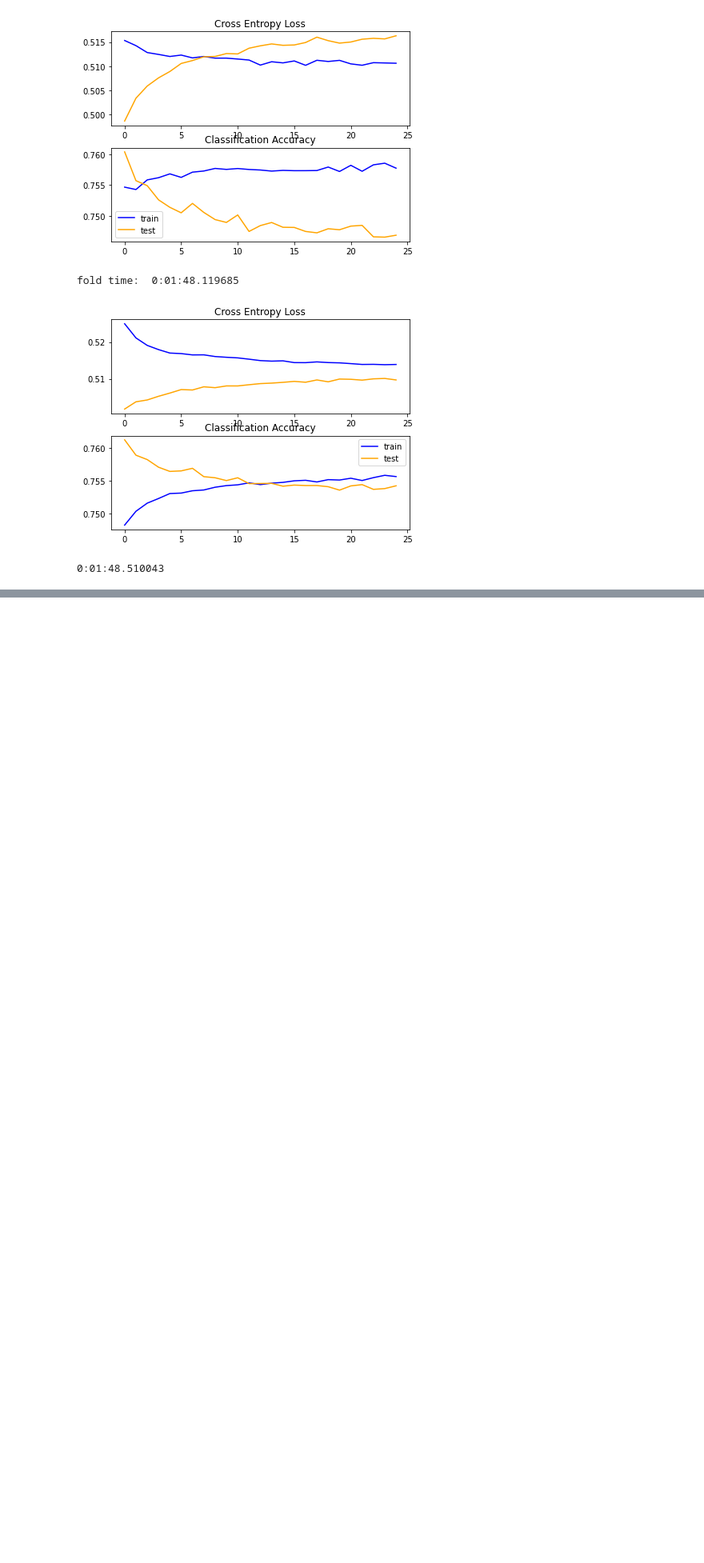
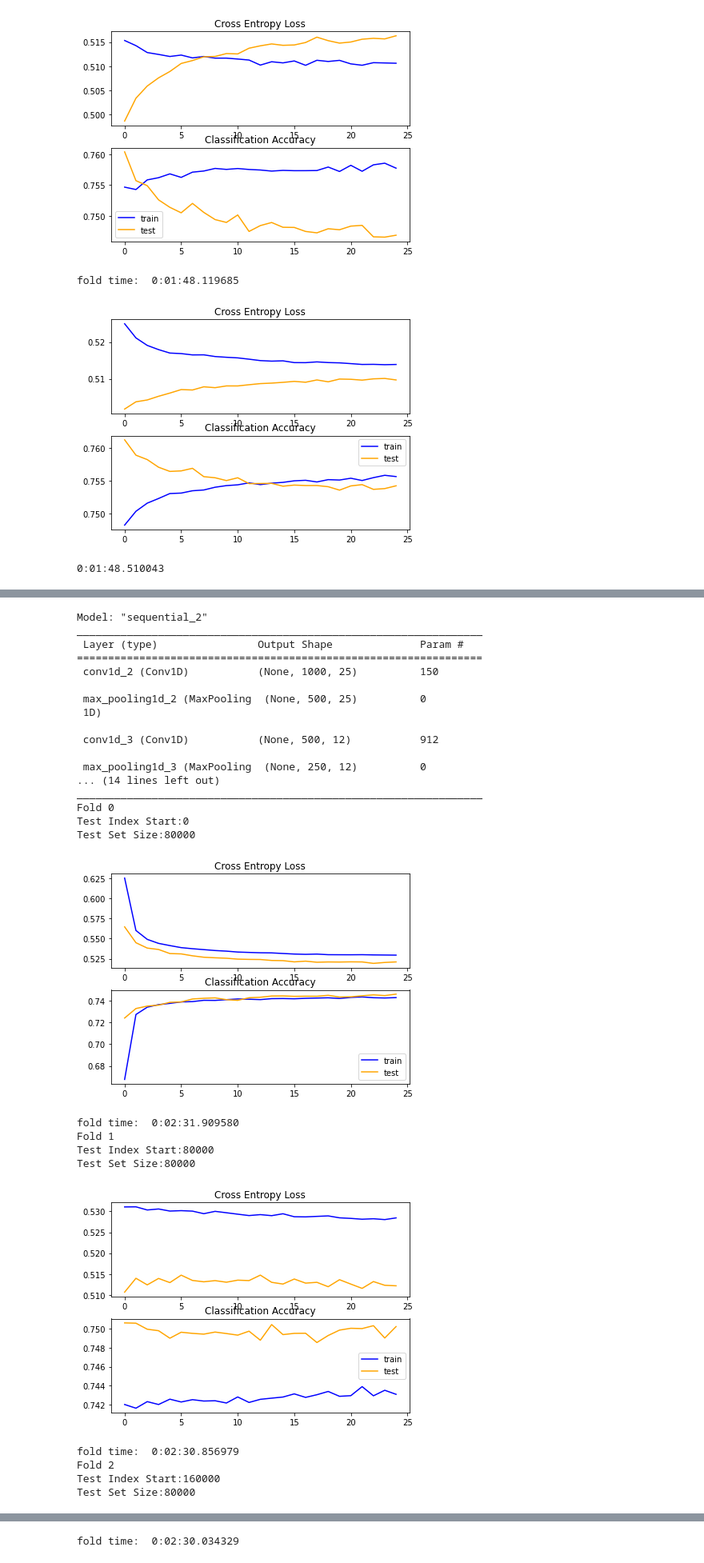
Before and after one commit to NJindia/Tweet_Sentimentality_Classification, a Jupyter notebook: Feature Generation.ipynb, the cells around one changed output, grey strips where cells are left out. Shown at 80% size. Cells and saved outputs as stored; diff of their text form; code cells hidden in the pictures; blank space fills up the shorter version.

```diff
--- a/Feature Generation.ipynb
+++ b/Feature Generation.ipynb
@@ -1815,0 +1923,59 @@ model.summary()
+# %%
+# Create model
+model = tf.keras.models.Sequential([
+    tf.keras.layers.Conv1D(25, 5, padding="same", activation="relu", input_shape=(1000, 1)),
+    tf.keras.layers.MaxPooling1D(),
+    tf.keras.layers.Conv1D(12, 3, padding="same", activation="relu"),
+    tf.keras.layers.MaxPooling1D(),
+    tf.keras.layers.Flatten(),
+    tf.keras.layers.Dense(16, activation="relu", kernel_regularizer=tf.keras.regularizers.L2(0.001)),
+    tf.keras.layers.Dropout(0.5),
+    tf.keras.layers.Dense(1, activation='sigmoid'),
+
+])
+
+from tensorflow.keras.optimizers import Adam, SGD, RMSprop
+opt = Adam(learning_rate=0.0001)
+
+# Compile model
+model.compile(
+     loss='binary_crossentropy',
+     optimizer=opt,
+     metrics=['accuracy']
+)
+model.summary()
+
+t = tf.keras.preprocessing.text.Tokenizer(num_words = 1000)
+t.fit_on_texts(processed_df['word_tokens_no_stop_stemmed'].apply(' '.join))
+X = t.texts_to_matrix(processed_df['word_tokens_no_stop_stemmed'].apply(' '.join), mode="count")
+neg_tweets_lemm = np.array([X[i] for i in range(len(y)) if y[i]==0])
+pos_tweets_lemm = np.array([X[i] for i in range(len(y)) if y[i]==1])
+kfold(model, neg_tweets_lemm[:400000], pos_tweets_lemm[:400000], 256)
+# %% [output]
+Model: "sequential_2"
+_________________________________________________________________
+ Layer (type)                Output Shape              Param #
+=================================================================
+ conv1d_2 (Conv1D)           (None, 1000, 25)          150
+
+ max_pooling1d_2 (MaxPooling  (None, 500, 25)          0
+ 1D)
+
+ conv1d_3 (Conv1D)           (None, 500, 12)           912
+
+ max_pooling1d_3 (MaxPooling  (None, 250, 12)          0
+... (14 lines left out)
+_________________________________________________________________
+Fold 0
+Test Index Start:0
+Test Set Size:80000
+[figure, added]
+fold time:  0:02:31.909580
+Fold 1
+Test Index Start:80000
+Test Set Size:80000
+[figure, added]
+fold time:  0:02:30.856979
+Fold 2
+Test Index Start:160000
+Test Set Size:80000
@@ -1815,0 +1993 @@ model.summary()
+fold time:  0:02:30.034329
```
Also changed, not shown: parts of 21 cells of this notebook.
